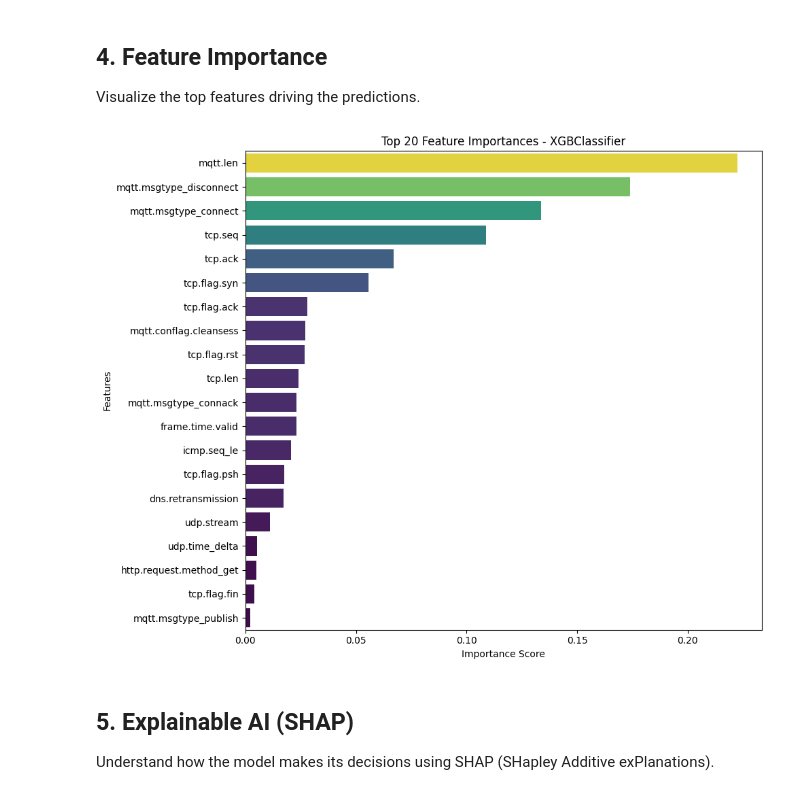
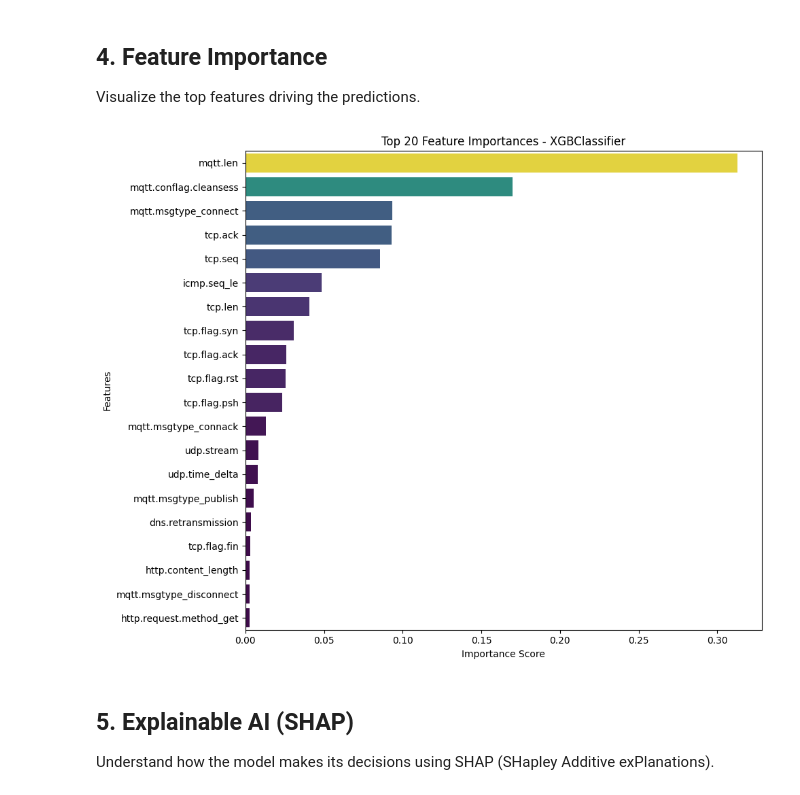
Before and after one commit to Angel-Arrospide/ML-NIDS-IIoT, a Jupyter notebook: notebooks/EdgeIIoT/exp2_Binary_Selection/exp2-2_XGBClassifier.ipynb, the cells around one changed output. Saved outputs shown, nothing was run; the diff lists cells and outputs as text; code cells hidden in the pictures.

Commit message:
preprocessing pipeline in exp2

```diff
--- a/notebooks/EdgeIIoT/exp2_Binary_Selection/exp2-2_XGBClassifier.ipynb
+++ b/notebooks/EdgeIIoT/exp2_Binary_Selection/exp2-2_XGBClassifier.ipynb
@@ -108,0 +47,19 @@ X_test shape: (30518, 43)
+# %%
+cols_to_drop = [
+    'frame.time.delta', 'frame.time.order',
+    *[c for c in df.columns if c.startswith('ip.src_category') or c.startswith('ip.dst_category')]
+]
+df = df.drop(columns=cols_to_drop, errors='ignore')
+# %%
+from sklearn.pipeline import Pipeline
+
+preprocessing_pipeline = Pipeline([
+    ("filter_invalid_time", Filters.ValidTimeFilter()),
+    ("drop_categorical",    Filters.CategoricalDropper()),
+    ("train_test_split",    Utils.TrainTestSplitter()),
+    ("SMOTE",               Resamplers.SMOTEResampler()),
+    ("shuffle",             Utils.Shuffler()),
+    ('xysplit',             Utils.SplitExtractor())
+])
+
+X_train, X_test, y_train, y_test, _, _ = preprocessing_pipeline.fit_transform(df)
@@ -217,21 +187,21 @@ weighted avg       0.98      0.97      0.97     30518
 ## 4. Feature Importance
 Visualize the top features driving the predictions.
 # %%
-feature_names = X.columns
+feature_names = X_test.columns
 importances = xgb_clf.feature_importances_
 
 fi_df = pd.DataFrame({'Feature': feature_names, 'Importance': importances})
 fi_df = fi_df.sort_values(by='Importance', ascending=False).head(20)
 
 plt.figure(figsize=(10, 8))
 sns.barplot(x='Importance', y='Feature', hue='Importance', data=fi_df, palette='viridis', legend=False)
 plt.title('Top 20 Feature Importances - XGBClassifier')
 plt.xlabel('Importance Score')
 plt.ylabel('Features')
 plt.tight_layout()
 plt.show()
 # %% [output]
-[figure, old version]
+[figure, new version]
 # %% [markdown]
 ## 5. Explainable AI (SHAP)
 Understand how the model makes its decisions using SHAP (SHapley Additive exPlanations).
```
Also changed, not shown: parts of 14 cells of this notebook, 6 other files.
